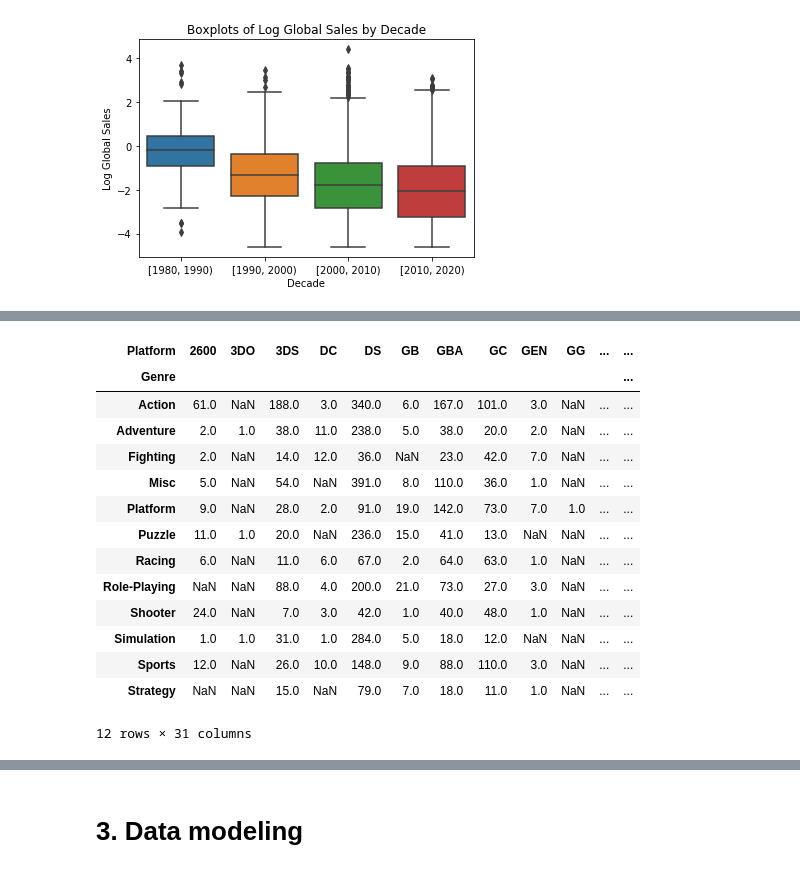
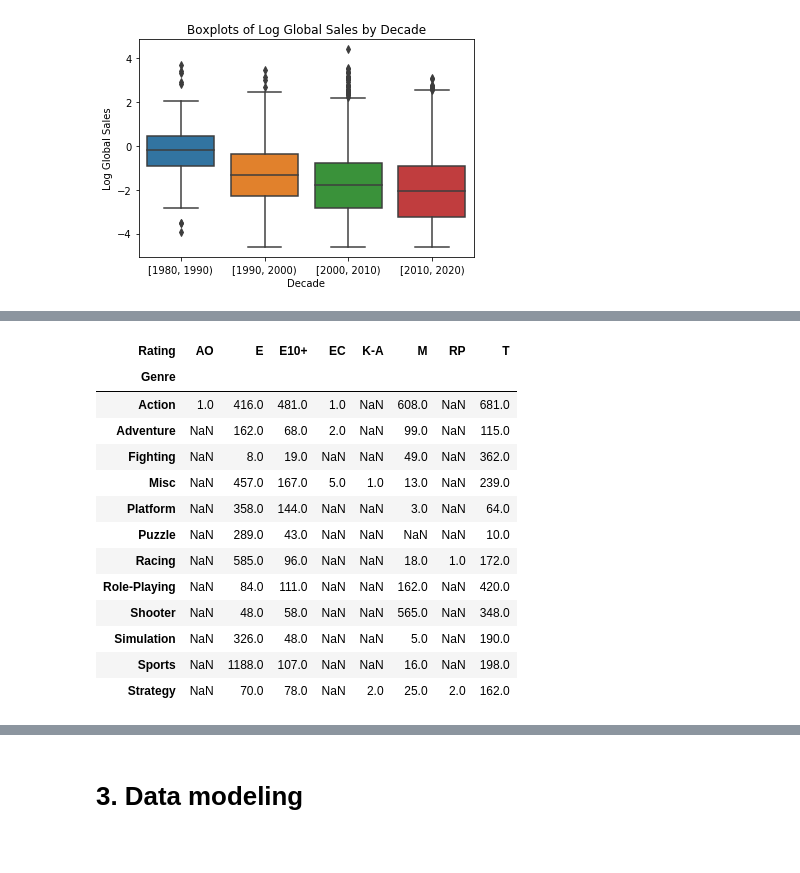
Before and after one commit to lluc507/Stats131Project, a Jupyter notebook: Final Project.ipynb, the cells around one changed output, grey strips where cells are left out. Drawn from its saved outputs; the diff is of its cells as text; code cells hidden in the pictures.

```diff
--- a/Final Project.ipynb
+++ b/Final Project.ipynb
@@ -412,18 +371,17 @@ games.head()
 # %%
-games.pivot_table(index = 'Genre', columns = 'Platform', values = 'Global_Sales', aggfunc = 'count')
+games.pivot_table(index = 'Genre', columns = 'Rating', values = 'Global_Sales', aggfunc = 'count')
 # %% [output]
-| Platform | 2600 | 3DO | 3DS | DC | DS | GB | GBA | GC | GEN | GG | ... | ... |
-| Genre |  |  |  |  |  |  |  |  |  |  |  | ... |
-| Action | 61.0 | NaN | 188.0 | 3.0 | 340.0 | 6.0 | 167.0 | 101.0 | 3.0 | NaN | ... | ... |
-| Adventure | 2.0 | 1.0 | 38.0 | 11.0 | 238.0 | 5.0 | 38.0 | 20.0 | 2.0 | NaN | ... | ... |
-| Fighting | 2.0 | NaN | 14.0 | 12.0 | 36.0 | NaN | 23.0 | 42.0 | 7.0 | NaN | ... | ... |
-| Misc | 5.0 | NaN | 54.0 | NaN | 391.0 | 8.0 | 110.0 | 36.0 | 1.0 | NaN | ... | ... |
-| Platform | 9.0 | NaN | 28.0 | 2.0 | 91.0 | 19.0 | 142.0 | 73.0 | 7.0 | 1.0 | ... | ... |
-| Puzzle | 11.0 | 1.0 | 20.0 | NaN | 236.0 | 15.0 | 41.0 | 13.0 | NaN | NaN | ... | ... |
-| Racing | 6.0 | NaN | 11.0 | 6.0 | 67.0 | 2.0 | 64.0 | 63.0 | 1.0 | NaN | ... | ... |
-| Role-Playing | NaN | NaN | 88.0 | 4.0 | 200.0 | 21.0 | 73.0 | 27.0 | 3.0 | NaN | ... | ... |
-| Shooter | 24.0 | NaN | 7.0 | 3.0 | 42.0 | 1.0 | 40.0 | 48.0 | 1.0 | NaN | ... | ... |
-| Simulation | 1.0 | 1.0 | 31.0 | 1.0 | 284.0 | 5.0 | 18.0 | 12.0 | NaN | NaN | ... | ... |
-| Sports | 12.0 | NaN | 26.0 | 10.0 | 148.0 | 9.0 | 88.0 | 110.0 | 3.0 | NaN | ... | ... |
-| Strategy | NaN | NaN | 15.0 | NaN | 79.0 | 7.0 | 18.0 | 11.0 | 1.0 | NaN | ... | ... |
+| Rating | AO | E | E10+ | EC | K-A | M | RP | T |
+| Genre |  |  |  |  |  |  |  |  |
+| Action | 1.0 | 416.0 | 481.0 | 1.0 | NaN | 608.0 | NaN | 681.0 |
+| Adventure | NaN | 162.0 | 68.0 | 2.0 | NaN | 99.0 | NaN | 115.0 |
+| Fighting | NaN | 8.0 | 19.0 | NaN | NaN | 49.0 | NaN | 362.0 |
+| Misc | NaN | 457.0 | 167.0 | 5.0 | 1.0 | 13.0 | NaN | 239.0 |
+| Platform | NaN | 358.0 | 144.0 | NaN | NaN | 3.0 | NaN | 64.0 |
+| Puzzle | NaN | 289.0 | 43.0 | NaN | NaN | NaN | NaN | 10.0 |
+| Racing | NaN | 585.0 | 96.0 | NaN | NaN | 18.0 | 1.0 | 172.0 |
+| Role-Playing | NaN | 84.0 | 111.0 | NaN | NaN | 162.0 | NaN | 420.0 |
+| Shooter | NaN | 48.0 | 58.0 | NaN | NaN | 565.0 | NaN | 348.0 |
+| Simulation | NaN | 326.0 | 48.0 | NaN | NaN | 5.0 | NaN | 190.0 |
+| Sports | NaN | 1188.0 | 107.0 | NaN | NaN | 16.0 | NaN | 198.0 |
+| Strategy | NaN | 70.0 | 78.0 | NaN | 2.0 | 25.0 | 2.0 | 162.0 |
-12 rows × 31 columns
```
Also changed, not shown: parts of 25 cells of this notebook.
